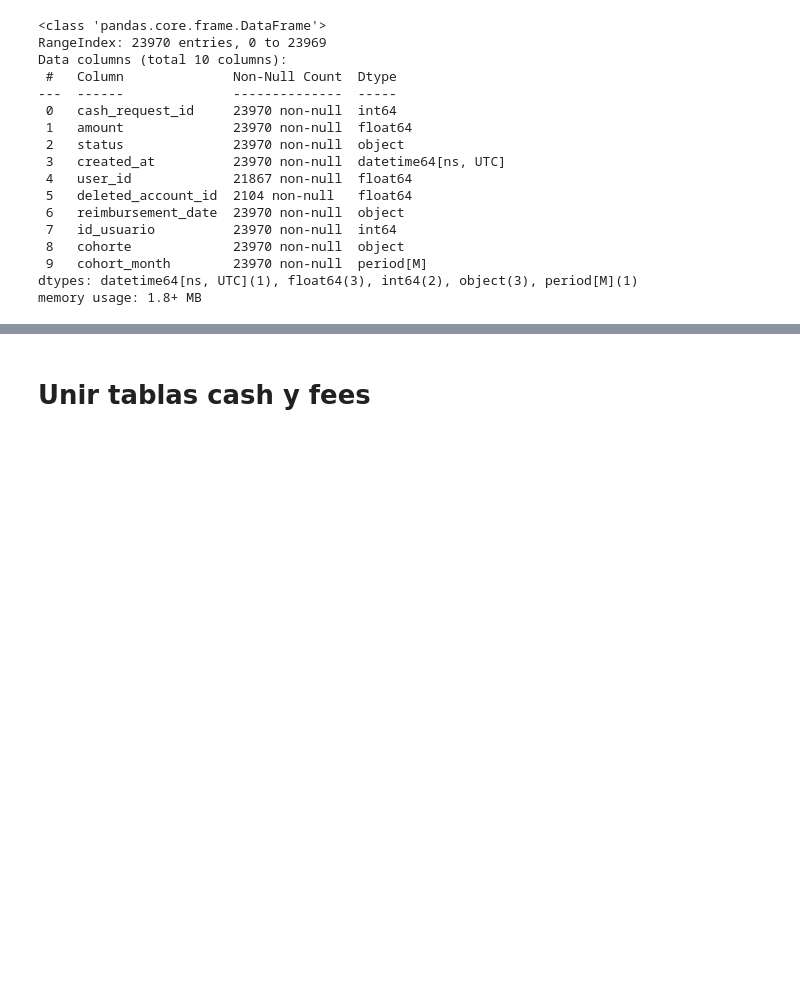
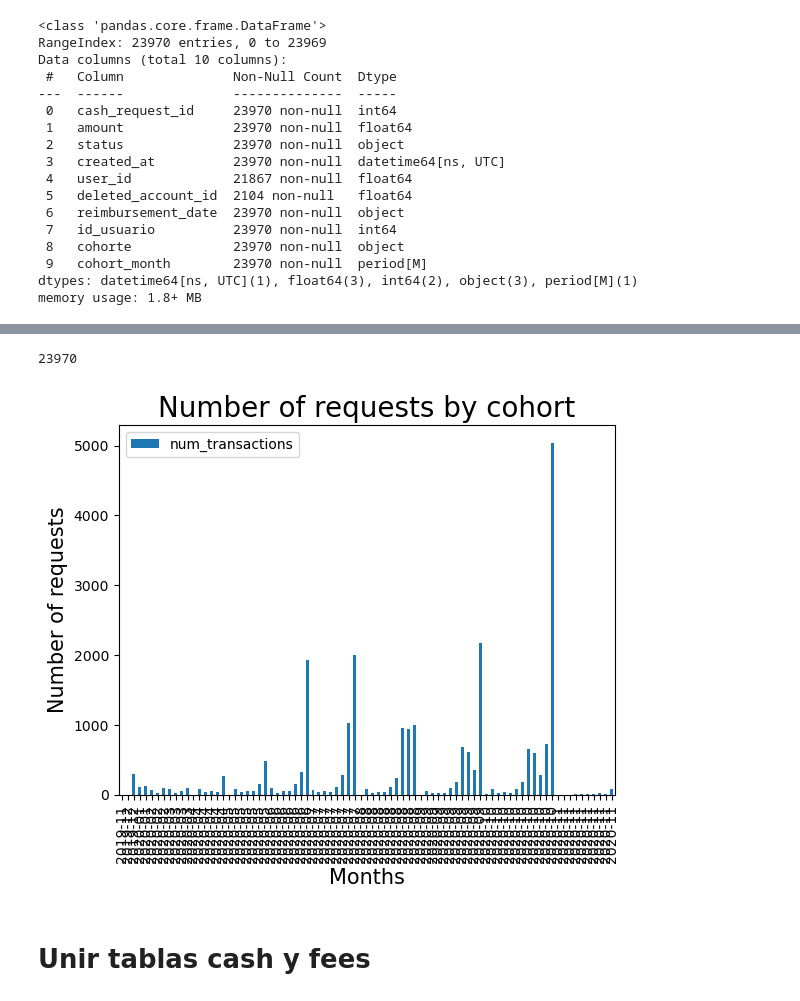
Before and after one commit to cutmountain/ironhack-data-analytics, a Jupyter notebook: modulo-1/sesion-15/project-1-ironhack-payments-es-main/ironhack-payments.ipynb, the cells around one changed output, grey strips where cells are left out. Saved outputs shown, nothing was run; the diff lists cells and outputs as text; code cells hidden in the pictures; blank space fills up the shorter version.

```diff
--- a/modulo-1/sesion-15/project-1-ironhack-payments-es-main/ironhack-payments.ipynb
+++ b/modulo-1/sesion-15/project-1-ironhack-payments-es-main/ironhack-payments.ipynb
@@ -426,0 +491,4 @@ cash_cohorts[cash_cohorts['cohorte']=='2020-08'].shape #1632
+# %%
+cash_cohorts['created_at_month'] = cash_cohorts['created_at'].dt.to_period('M')
+subset = ['cash_request_id','created_at_month','cohorte','id_usuario']
+cash_cohorts[subset]
@@ -426,0 +509,6 @@ cash_cohorts[cash_cohorts['cohorte']=='2020-08'].shape #1632
+# %%
+# Frecuencia de uso del servicio por cohorte
+frequency_by_cohort = cash_cohorts[subset].groupby(['created_at_month','cohorte'])['cash_request_id'].count().reset_index()
+frequency_by_cohort.set_index('created_at_month', inplace=True)
+frequency_by_cohort.columns = ['cohorte','num_transactions']
+print(frequency_by_cohort)
@@ -427,3 +531,17 @@ cash_cohorts[cash_cohorts['cohorte']=='2020-08'].shape #1632
+# %%
+# Comprobación
+frequency_by_cohort['num_transactions'].sum()
+# %% [output]
+23970
+# %%
+# Crear gráfico!!!
+frequency_by_cohort.plot(kind="bar")
+plt.xlabel("Months", fontsize=15)
+plt.ylabel("Number of requests", fontsize=15)
+plt.title("Number of requests by cohort", fontsize=20)
+plt.show()
+# %% [output]
+[figure, added]
 # %% [markdown]
 # Unir tablas cash y fees
 # %%
```
Also changed, not shown: parts of 14 cells of this notebook.
